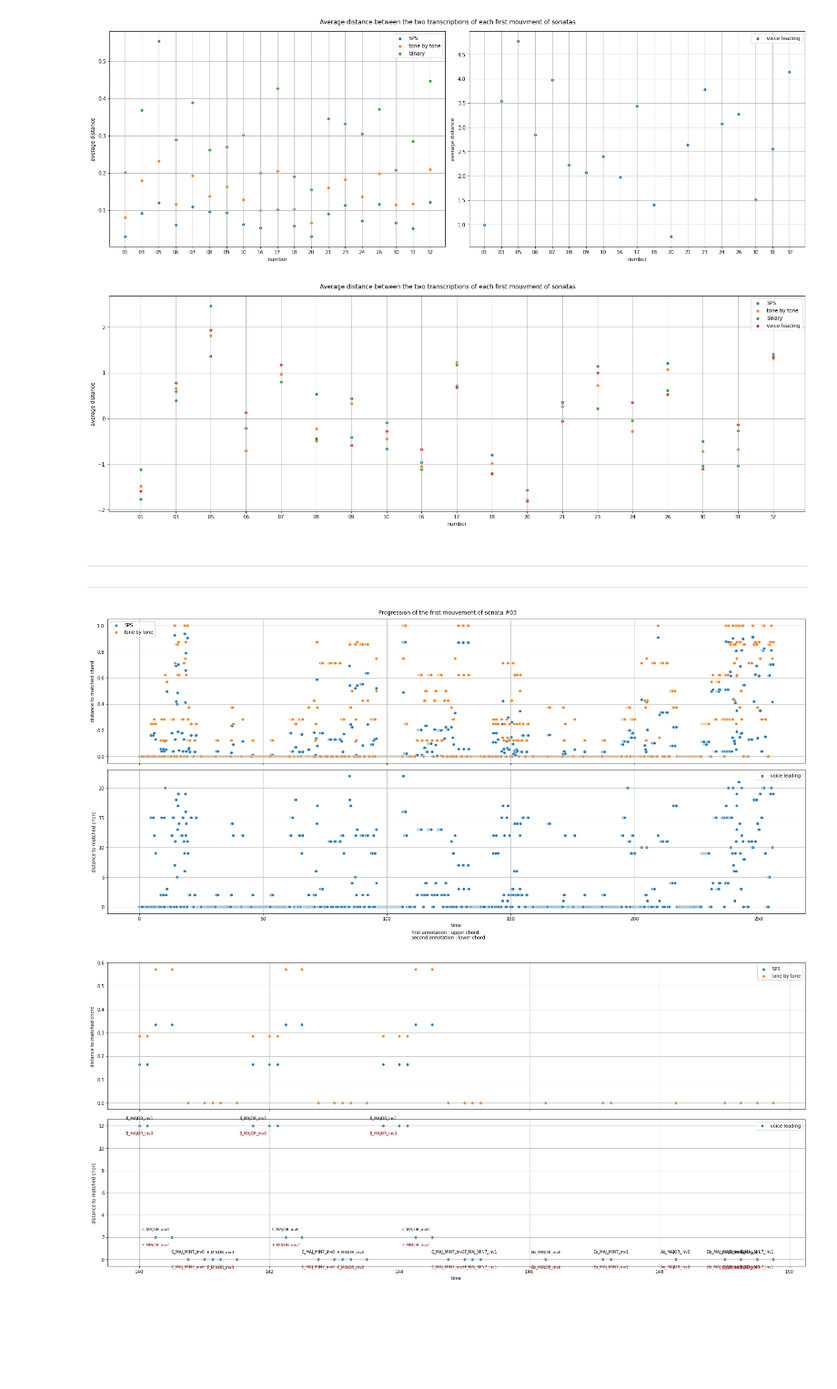
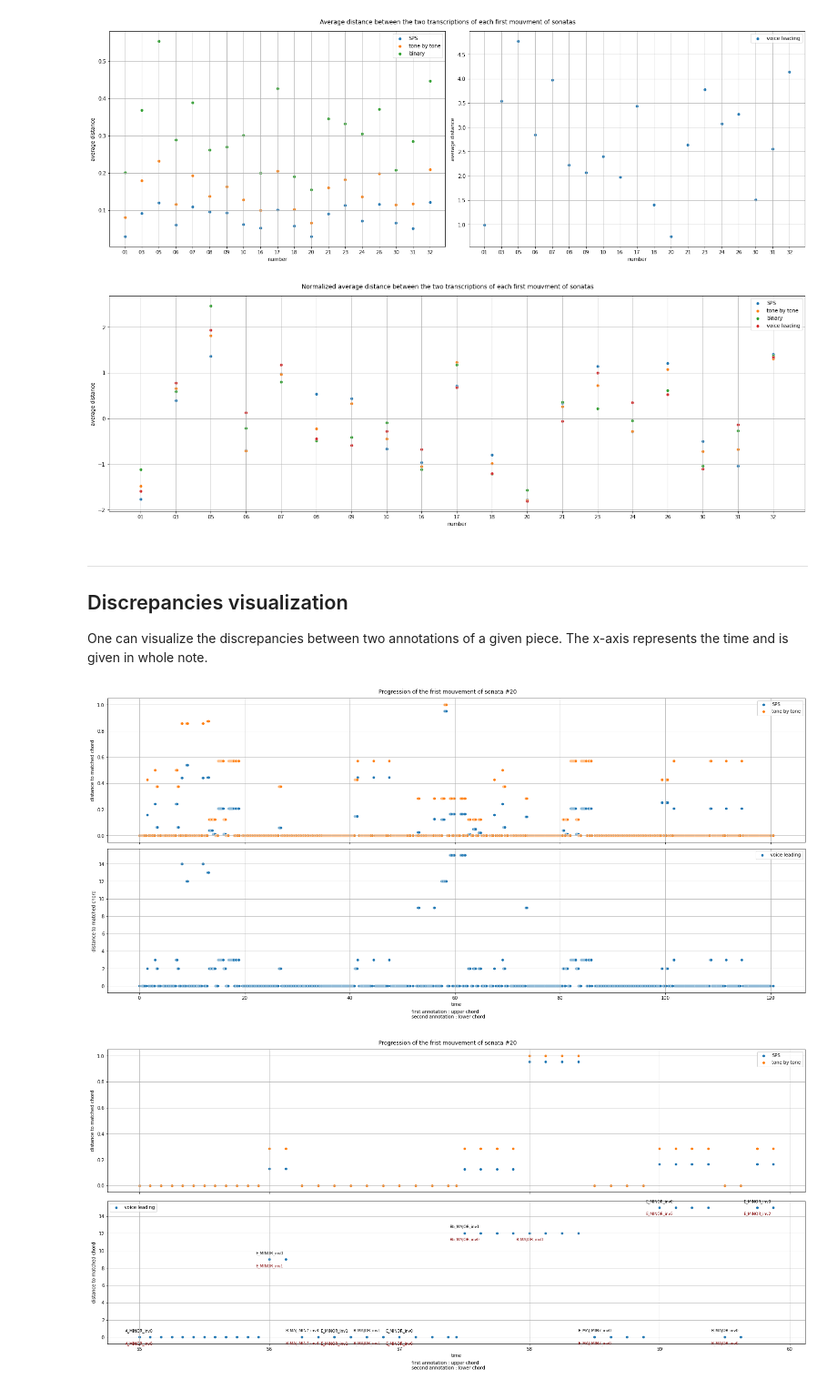
Before and after one commit to DCMLab/chord-eval, a Jupyter notebook: NoteBooks/data_comparison.ipynb, the cells around one changed output. Shown at 91% size. Cells and saved outputs as stored; diff of their text form; code cells hidden in the pictures; blank space fills up the shorter version.

```diff
--- a/NoteBooks/data_comparison.ipynb
+++ b/NoteBooks/data_comparison.ipynb
@@ -55,15 +61,18 @@ axs.grid()
 axs.set(xlabel='number', ylabel='average distance')
 
 
-fig.suptitle('Average distance between the two transcriptions of each first mouvment of sonatas');
+fig.suptitle('Normalized average distance between the two transcriptions of each first mouvment of sonatas');
 fig.tight_layout()
 # %% [output]
-[figure, old version]
+[figure, new version]
 # %% [markdown]
 ___
-___
+
+## Discrepancies visualization
+
+One can visualize the discrepancies between two annotations of a given piece. The x-axis represents the time and is given in whole note.
 # %%
-nb = 3
+nb = 20
 nb = str(nb)
 nb = nb if len(nb)>1 else '0'+ nb
 fh_path =  '../Data/Beethoven_sonata_fh/' + nb + '-1.csv'
@@ -85,13 +94,13 @@ dcml_df['chord_type'] = dcml_df['chord_type'].apply(lambda r : ChordType[r.split
 dcml_df['full_chord'] = dcml_df.apply(lambda r : PITCH_TO_STRING[r.chord_root_midi] + '_' + str(r.chord_type).split(".")[1]+"_inv"+str(r.chord_inversion), axis=1)
 dcml_df['interval'] = dcml_df['interval'].apply(lambda r : ast.literal_eval(r))
 
-progression = get_progression(dcml_df, fh_df)
+progression =  pd.read_csv('../Data/Beethoven_sonata_progression/' + nb + '-1.csv')
 # %%
 title = 'Progression of the frist mouvement of sonata #'+nb
 plot_comparison(progression=progression, title=title)
 # %% [output]
-[figure, old version]
+[figure, new version]
 # %%
-plot_comparison(progression=progression, rge=[140, 150], verbose = True, title=title)
+plot_comparison(progression=progression,rge=[55,60], verbose=True, title=title)
 # %% [output]
-[figure, old version]
+[figure, new version]
```
Also changed, not shown: parts of 17 cells of this notebook, 1 other file.
